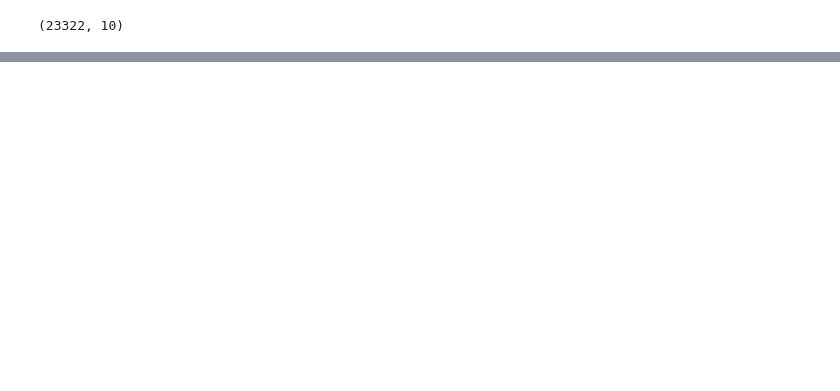
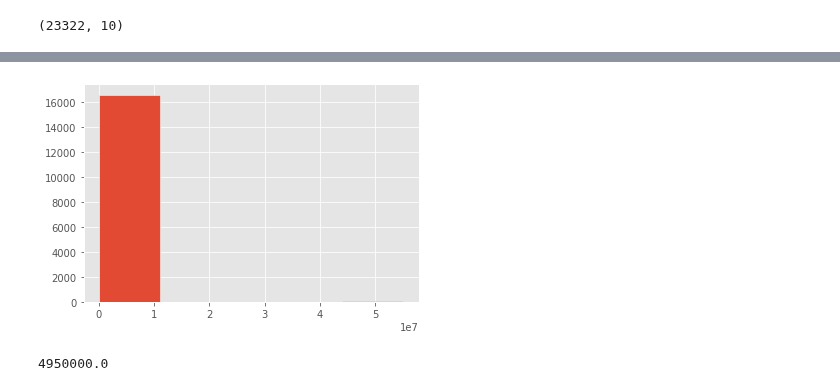
Before and after one commit to CarJung/Uni, a Jupyter notebook: Warsaw_flats/EDA.ipynb, the cells around one changed output, grey strips where cells are left out. Cells and saved outputs as stored; diff of their text form; code cells hidden in the pictures; blank space fills up the shorter version.

```diff
--- a/Warsaw_flats/EDA.ipynb
+++ b/Warsaw_flats/EDA.ipynb
@@ -20,0 +162,8 @@ data.shape
+# %%
+fig, ax = plt.subplots()
+
+ax.hist(price_without, bins=5, linewidth=0.5, edgecolor="white")
+
+plt.show()
+# %% [output]
+[figure, added]
@@ -20,0 +172,4 @@ data.shape
+# %%
+price_5mil.max()
+# %% [output]
+4950000.0
```
Also changed, not shown: parts of 23 cells of this notebook.
